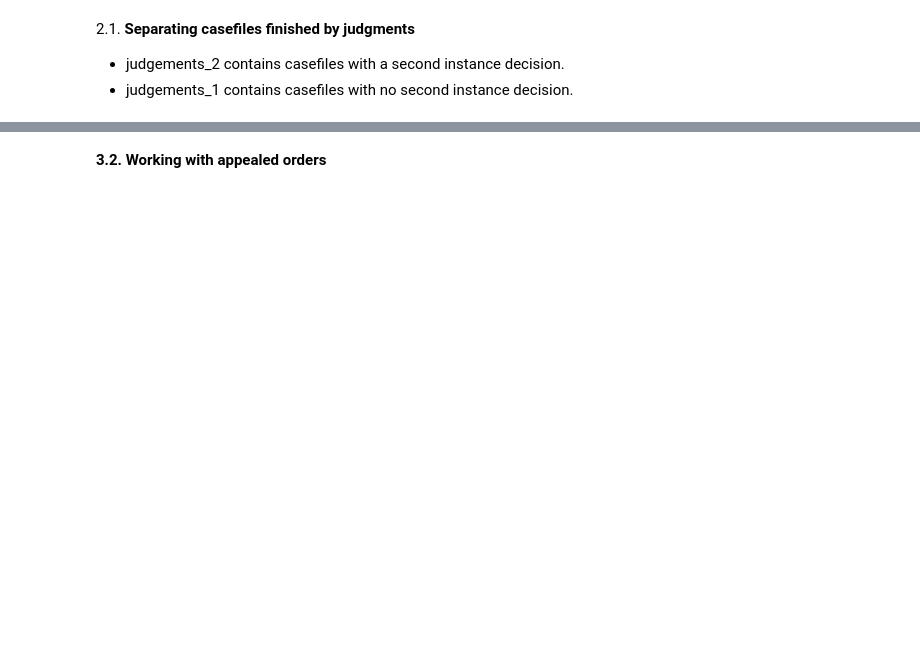
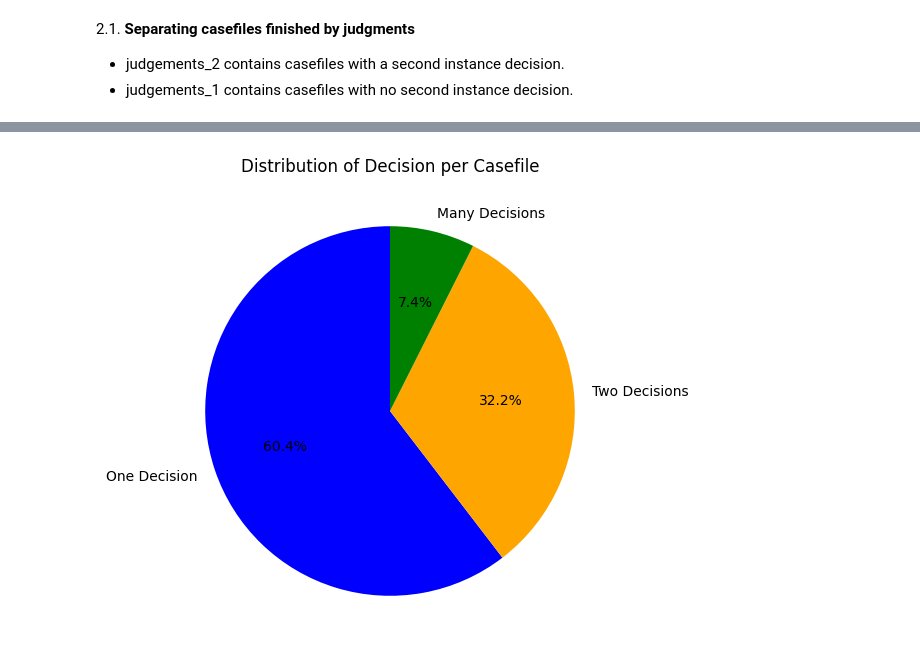
Before and after one commit to pmalca/datasets_iat_project, a Jupyter notebook: 2_judges_outcomes.ipynb, the cells around one changed output, grey strips where cells are left out. Saved outputs shown, nothing was run; the diff lists cells and outputs as text; code cells hidden in the pictures; blank space fills up the shorter version.

```diff
--- a/2_judges_outcomes.ipynb
+++ b/2_judges_outcomes.ipynb
@@ -386,26 +363,0 @@ judgements_2_v['verdict_text'] = judgements_2_v['opinion_text'].apply(lambda x:
-# %%
-confirm_pattern =re.compile(r'c\s*o\s*n\s*f\s*i\s*r\s*m\s*', re.IGNORECASE)
-consent_pattern =re.compile(r'c\s*o\s*n\s*s\s*e\s*n\s*t\s*', re.IGNORECASE)
-
-# Reversal patterns
-
-infundada_pattern = re.compile(r'i\s*n\s*f\s*u\s*n\s*d\s*a\s*', re.IGNORECASE)
-revoc_pattern = re.compile(r'r\s*e\s*v\s*o\s*c\s*', re.IGNORECASE)
-improcedente_pattern = re.compile(r'i\s*m\s*p\s*r\s*o\s*c\s*e\s*d\s*e\s*n\s*t\s*e\s*', re.IGNORECASE)
-
-
-# Function to classify text based on keywords
-def classify_text_2(text):
-    if not isinstance(text, str):
-        text = str(text) if text is not None else ''
-
-    if confirm_pattern.search(text) or consent_pattern.search(text):
-        return 'Confirmation'
-
-    elif infundada_pattern.search(text) or revoc_pattern.search(text) or improcedente_pattern.search(text):
-        return 'Reversal'
-
-    else:
-        return 'Ambiguous'
-
-judgements_2_v['outcome'] = (judgements_2_v['summary'].fillna('') + ' ' + judgements_2_v['resolution_type'].fillna('')+ ' ' + judgements_2_v['verdict_text'].fillna('')).apply(classify_text_2)
@@ -432,2 +374,8 @@ orders_2 = contains casefiles with orders that were appealed by the parties
-# %%
-orders_df['days_difference'] = (orders_df['issued_date'] - orders_df['start_date']).dt.days
+# %%
+keywords = ['desistimiento', 'conciliación', 'conciliacion',
+            'allanamiento', 'transacción', 'reconocimiento', 'abandono',
+            'transaccion', 'final', 'improcedente', 'archivo definitivo',
+            'incompetencia', 'improcedencia',
+            'sustraccion de la materia', 'conclusion', 'conclusión', 'vista']
+
+orders_df = orders_df[orders_df['resolution_type'].str.contains('|'.join(keywords), case=False, na=False)]
@@ -479,2 +531,0 @@ expediente_counts
-# %% [markdown]
-**3.2. Working with appealed orders**
@@ -499,24 +532,26 @@ orders_2_v = orders_2_v[orders_2_v['resolution_type'].str.contains('|'.join(keyw
 # %%
-expediente_counts = orders_2_v['case_file'].value_counts()
+expediente_counts = orders_2['case_file'].value_counts()
 
 # Create three subsets based on the specified criteria
 single_observation = expediente_counts[expediente_counts == 1]
 second_observations = expediente_counts[expediente_counts == 2]
-third_observations = expediente_counts[(expediente_counts >= 3) & (expediente_counts <= 10)]
+third_observations = expediente_counts[expediente_counts >= 3]
 
 total_count = len(expediente_counts)
 single_percentage = len(single_observation) / total_count * 100
 second_percentage = len(second_observations) / total_count * 100
 third_percentage = len(third_observations) / total_count * 100
 
 # Plotting
 plt.figure(figsize=(10, 6))
 
 labels = ['One Decision', 'Two Decisions', 'Many Decisions']
 sizes = [single_percentage, second_percentage, third_percentage]
 colors = ['blue', 'orange', 'green']
 
 plt.pie(sizes, labels=labels, colors=colors, autopct='%1.1f%%', startangle=90)
 plt.title('Distribution of Decision per Casefile')
 
 plt.show()
+# %% [output]
+[figure, added]
```
Also changed, not shown: parts of 57 cells of this notebook, 2 other files.
